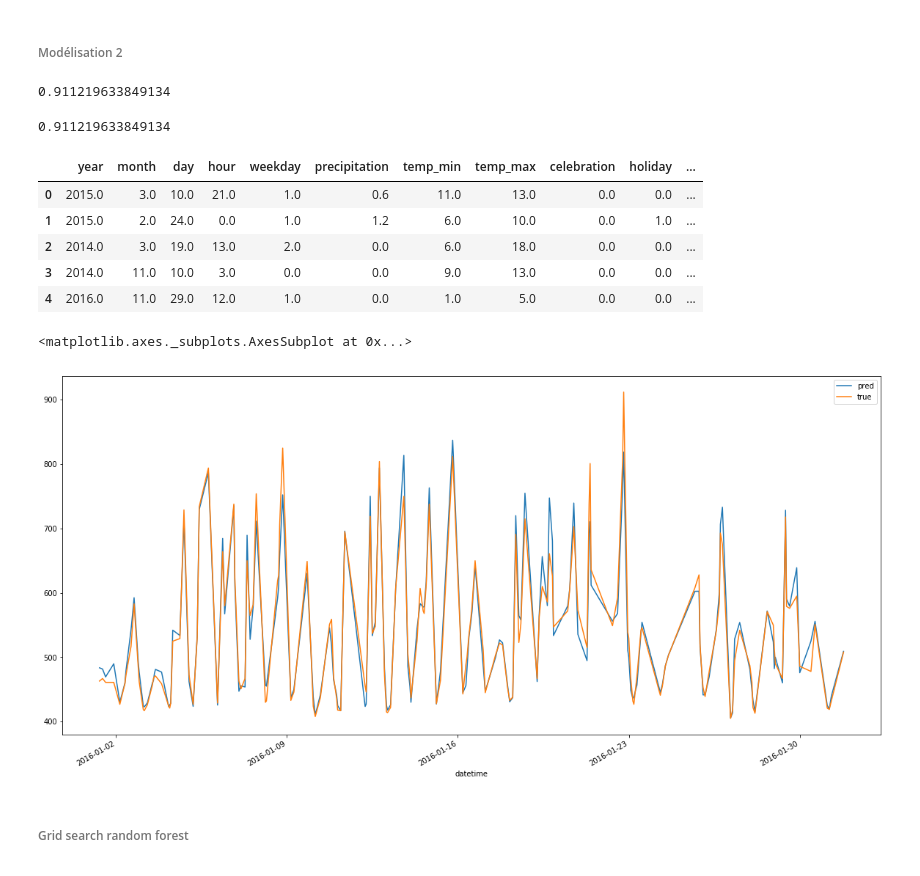
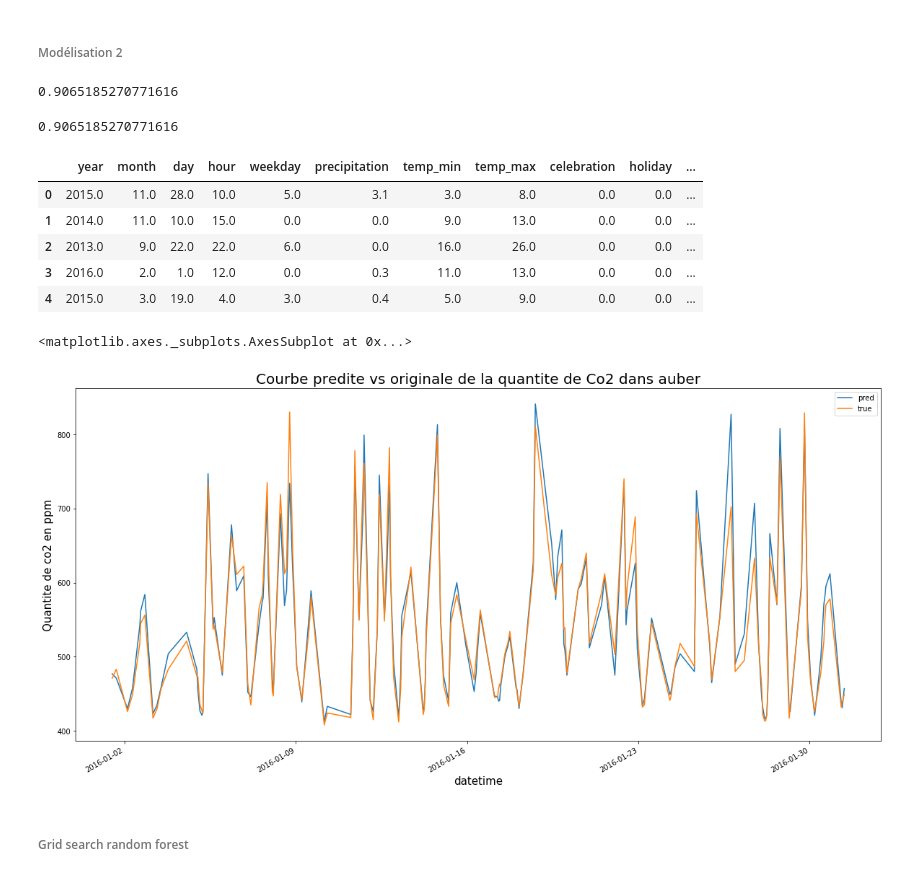
Before and after one commit to MrMey/underground_air_quality_analysis, a Jupyter notebook: analysis_romain.ipynb, the cells around one changed output. Cells and saved outputs as stored; diff of their text form; code cells hidden in the pictures.

```diff
--- a/analysis_romain.ipynb
+++ b/analysis_romain.ipynb
@@ -494,15 +495,15 @@ cv_ratio = 0.8
 # %%
 X_train, X_test, Y_train, Y_test, index_train, index_test, out_train,out_test = train_test_split(X,Y, X_index, out, random_state = SEED)
 # %%
-clf = ensemble.RandomForestRegressor(n_estimators = 100)
+clf = ensemble.RandomForestRegressor(n_estimators = 1000)
 clf.fit(X_train,Y_train)
 clf.score(X_test,Y_test)
 # %% [output]
-0.911219633849134
+0.9065185270771616
 # %%
 clf.score(X_test,out_test)
 # %% [output]
-0.911219633849134
+0.9065185270771616
 # %%
 test = pd.DataFrame(X_test,columns = features)
 test['pred'] = clf.predict(X_test)
@@ -511,23 +512,26 @@ test['true'] = Y_test
 test.head()
 # %% [output]
 |  | year | month | day | hour | weekday | precipitation | temp_min | temp_max | celebration | holiday | ... |
-| 0 | 2015.0 | 3.0 | 10.0 | 21.0 | 1.0 | 0.6 | 11.0 | 13.0 | 0.0 | 0.0 | ... |
-| 1 | 2015.0 | 2.0 | 24.0 | 0.0 | 1.0 | 1.2 | 6.0 | 10.0 | 0.0 | 1.0 | ... |
-| 2 | 2014.0 | 3.0 | 19.0 | 13.0 | 2.0 | 0.0 | 6.0 | 18.0 | 0.0 | 0.0 | ... |
-| 3 | 2014.0 | 11.0 | 10.0 | 3.0 | 0.0 | 0.0 | 9.0 | 13.0 | 0.0 | 0.0 | ... |
-| 4 | 2016.0 | 11.0 | 29.0 | 12.0 | 1.0 | 0.0 | 1.0 | 5.0 | 0.0 | 0.0 | ... |
+| 0 | 2015.0 | 11.0 | 28.0 | 10.0 | 5.0 | 3.1 | 3.0 | 8.0 | 0.0 | 0.0 | ... |
+| 1 | 2014.0 | 11.0 | 10.0 | 15.0 | 0.0 | 0.0 | 9.0 | 13.0 | 0.0 | 0.0 | ... |
+| 2 | 2013.0 | 9.0 | 22.0 | 22.0 | 6.0 | 0.0 | 16.0 | 26.0 | 0.0 | 0.0 | ... |
+| 3 | 2016.0 | 2.0 | 1.0 | 12.0 | 0.0 | 0.3 | 11.0 | 13.0 | 0.0 | 0.0 | ... |
+| 4 | 2015.0 | 3.0 | 19.0 | 4.0 | 3.0 | 0.4 | 5.0 | 9.0 | 0.0 | 0.0 | ... |
 # %%
 test['datetime'] = pd.to_datetime(test[['year','month','day','hour']])
+# %%
+test['pred'] = test['pred'].round()
 # %%
 fig, ax = plt.subplots(figsize=(20,10))
 index = (test['year'] == 2016) & (test['month'] == 1)
-ax.set_title("Courbe prédite vs originale de la quantité de Co2 dans auber")
-ax.set_xlabel("Data et heure")
-ax.set_ylabel("Quantité de co2 en ppm")
+ax.set_title("Courbe predite vs originale de la quantite de Co2 dans auber", size = 20)
+ax.set_xlabel("Data et heure", size =15)
+ax.set_ylabel("Quantite de co2 en ppm", size =15)
+
 test.loc[index,:].plot(x = ['datetime'], y=['pred','true'], ax = ax)
 # %% [output]
 <matplotlib.axes._subplots.AxesSubplot at 0x...>
-[figure, old version]
+[figure, new version]
 # %%
 from sklearn.model_selection import GridSearchCV
 # %% [markdown]
```
Also changed, not shown: parts of 27 cells of this notebook, 2 other files.
